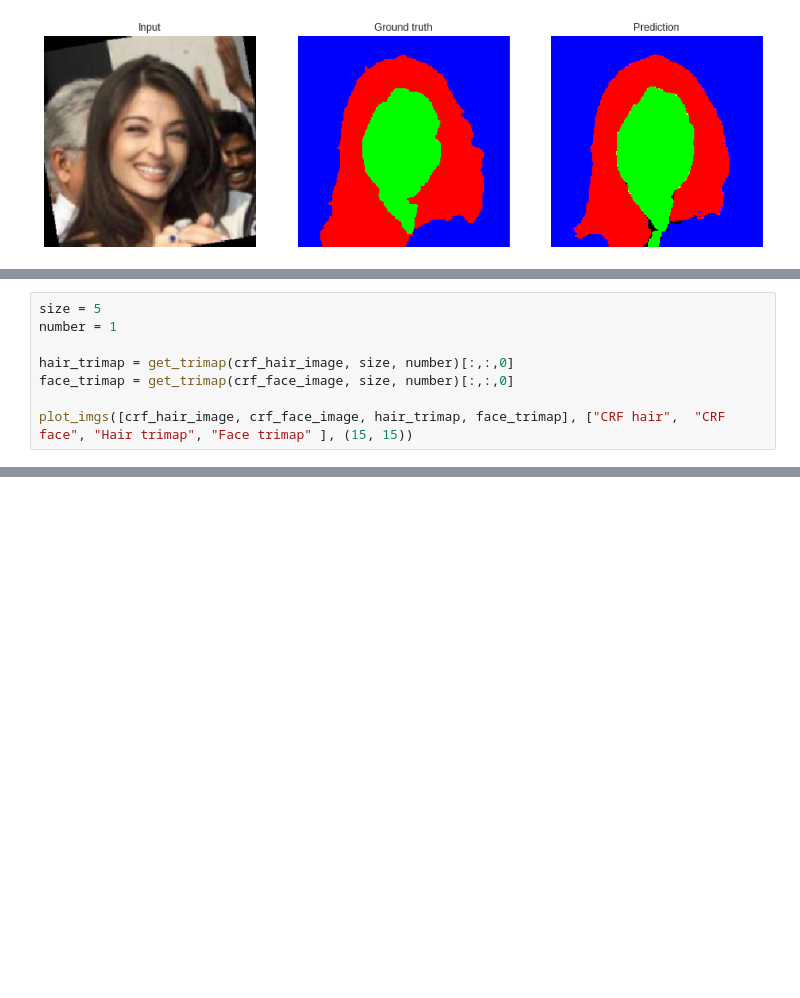
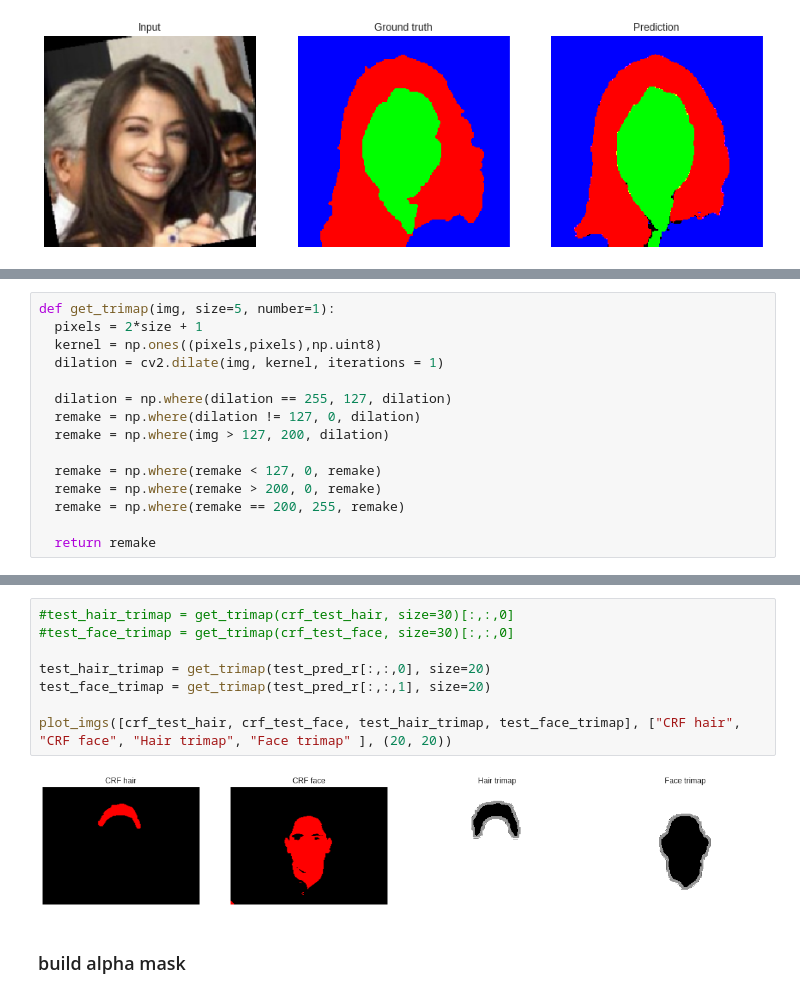
Before and after one commit to betogaona7/hairstyle, a Jupyter notebook: HS-Segment-Technique/Unet_CRF_keras.ipynb, the cells around one changed output, grey strips where cells are left out. Saved outputs shown, nothing was run; the diff lists cells and outputs as text; blank space fills up the shorter version.

```diff
--- a/HS-Segment-Technique/Unet_CRF_keras.ipynb
+++ b/HS-Segment-Technique/Unet_CRF_keras.ipynb
@@ -343,8 +298,0 @@ def get_trimap(img, size, number):
-# %%
-size = 5
-number = 1
-
-hair_trimap = get_trimap(crf_hair_image, size, number)[:,:,0]
-face_trimap = get_trimap(crf_face_image, size, number)[:,:,0]
-
-plot_imgs([crf_hair_image, crf_face_image, hair_trimap, face_trimap], ["CRF hair",  "CRF face", "Hair trimap", "Face trimap" ], (15, 15))
@@ -441,0 +357,15 @@ plt.imshow(original)
+# %%
+def get_trimap(img, size=5, number=1):
+  pixels = 2*size + 1
+  kernel = np.ones((pixels,pixels),np.uint8)
+  dilation = cv2.dilate(img, kernel, iterations = 1)
+
+  dilation = np.where(dilation == 255, 127, dilation)
+  remake = np.where(dilation != 127, 0, dilation)
+  remake = np.where(img > 127, 200, dilation)
+
+  remake = np.where(remake < 127, 0, remake)
+  remake = np.where(remake > 200, 0, remake)
+  remake = np.where(remake == 200, 255, remake)
+
+  return remake
@@ -441,0 +379,12 @@ plt.imshow(original)
+# %%
+#test_hair_trimap = get_trimap(crf_test_hair, size=30)[:,:,0]
+#test_face_trimap = get_trimap(crf_test_face, size=30)[:,:,0]
+
+test_hair_trimap = get_trimap(test_pred_r[:,:,0], size=20)
+test_face_trimap = get_trimap(test_pred_r[:,:,1], size=20)
+
+plot_imgs([crf_test_hair, crf_test_face, test_hair_trimap, test_face_trimap], ["CRF hair",  "CRF face", "Hair trimap", "Face trimap" ], (20, 20))
+# %% [output]
+[figure, added]
+# %% [markdown]
+### build alpha mask
```
Also changed, not shown: parts of 61 cells of this notebook, 1 other file.
